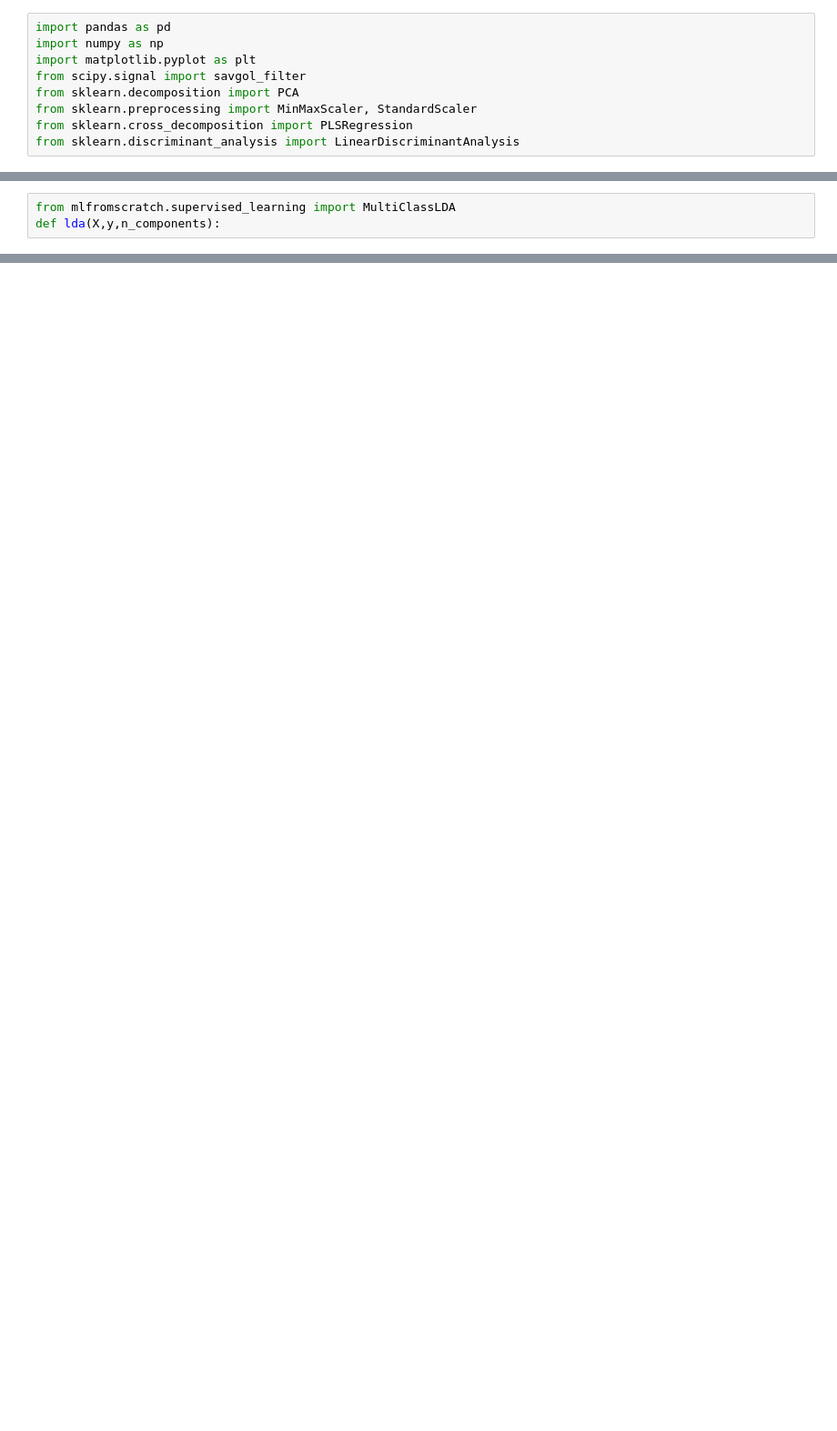
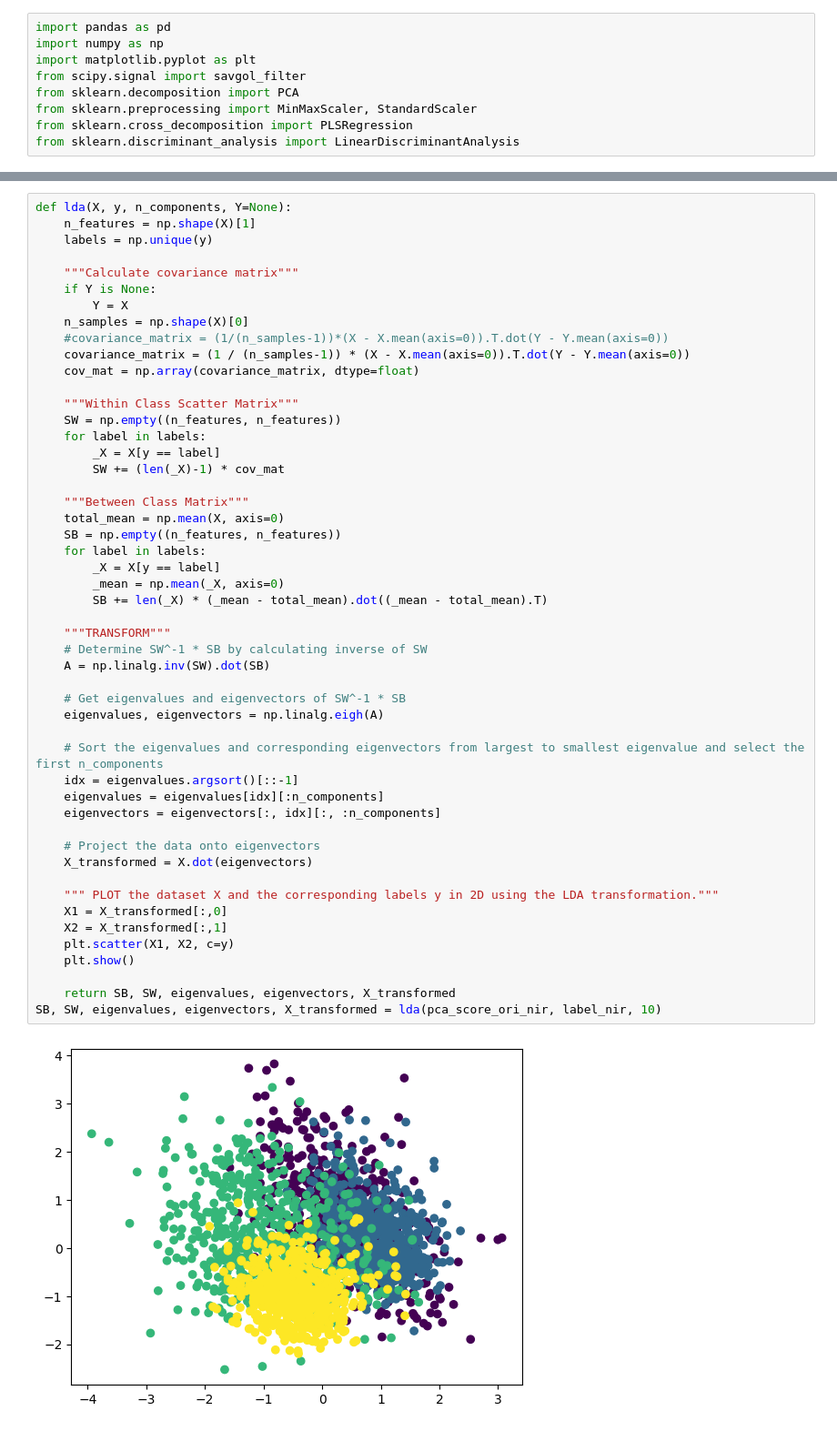
Before and after one commit to agdhr/ML_NIRS, a Jupyter notebook: project3.ipynb, the cells around one changed output, grey strips where cells are left out. Shown at 91% size. Drawn from its saved outputs; the diff is of its cells as text; blank space fills up the shorter version.

```diff
--- a/project3.ipynb
+++ b/project3.ipynb
@@ -824,3 +774,0 @@ ValueError: n_components cannot be larger than min(n_features, n_classes - 1).
-# %%
-from mlfromscratch.supervised_learning import MultiClassLDA
-def lda(X,y,n_components):
@@ -829,3 +883,55 @@ IndentationError: expected an indented block after function definition on line 2
+# %%
+def lda(X, y, n_components, Y=None):
+    n_features = np.shape(X)[1]
+    labels = np.unique(y)
+
+    """Calculate covariance matrix"""
+    if Y is None:
+        Y = X
+    n_samples = np.shape(X)[0]
+    #covariance_matrix = (1/(n_samples-1))*(X - X.mean(axis=0)).T.dot(Y - Y.mean(axis=0))
+    covariance_matrix = (1 / (n_samples-1)) * (X - X.mean(axis=0)).T.dot(Y - Y.mean(axis=0))
+    cov_mat = np.array(covariance_matrix, dtype=float)
+
+    """Within Class Scatter Matrix"""
+    SW = np.empty((n_features, n_features))
+    for label in labels:
+        _X = X[y == label]
+        SW += (len(_X)-1) * cov_mat
+
+    """Between Class Matrix"""
+    total_mean = np.mean(X, axis=0)
+    SB = np.empty((n_features, n_features))
+    for label in labels:
+        _X = X[y == label]
+        _mean = np.mean(_X, axis=0)
+        SB += len(_X) * (_mean - total_mean).dot((_mean - total_mean).T)
+
+    """TRANSFORM"""
+    # Determine SW^-1 * SB by calculating inverse of SW
+    A = np.linalg.inv(SW).dot(SB)
+
+    # Get eigenvalues and eigenvectors of SW^-1 * SB
+    eigenvalues, eigenvectors = np.linalg.eigh(A)
+
+    # Sort the eigenvalues and corresponding eigenvectors from largest to smallest eigenvalue and select the first n_components
+    idx = eigenvalues.argsort()[::-1]
+    eigenvalues = eigenvalues[idx][:n_components]
+    eigenvectors = eigenvectors[:, idx][:, :n_components]
+
+    # Project the data onto eigenvectors
+    X_transformed = X.dot(eigenvectors)
+
+    """ PLOT the dataset X and the corresponding labels y in 2D using the LDA transformation."""
+    X1 = X_transformed[:,0]
+    X2 = X_transformed[:,1]
+    plt.scatter(X1, X2, c=y)
+    plt.show()
+
+    return SB, SW, eigenvalues, eigenvectors, X_transformed
+SB, SW, eigenvalues, eigenvectors, X_transformed = lda(pca_score_ori_nir, label_nir, 10)
+# %% [output]
+[figure, added]
 # %%
 # BUILDING NEURAL NETWORK
 from keras.models import Sequential
```
Also changed, not shown: parts of 18 cells of this notebook.
